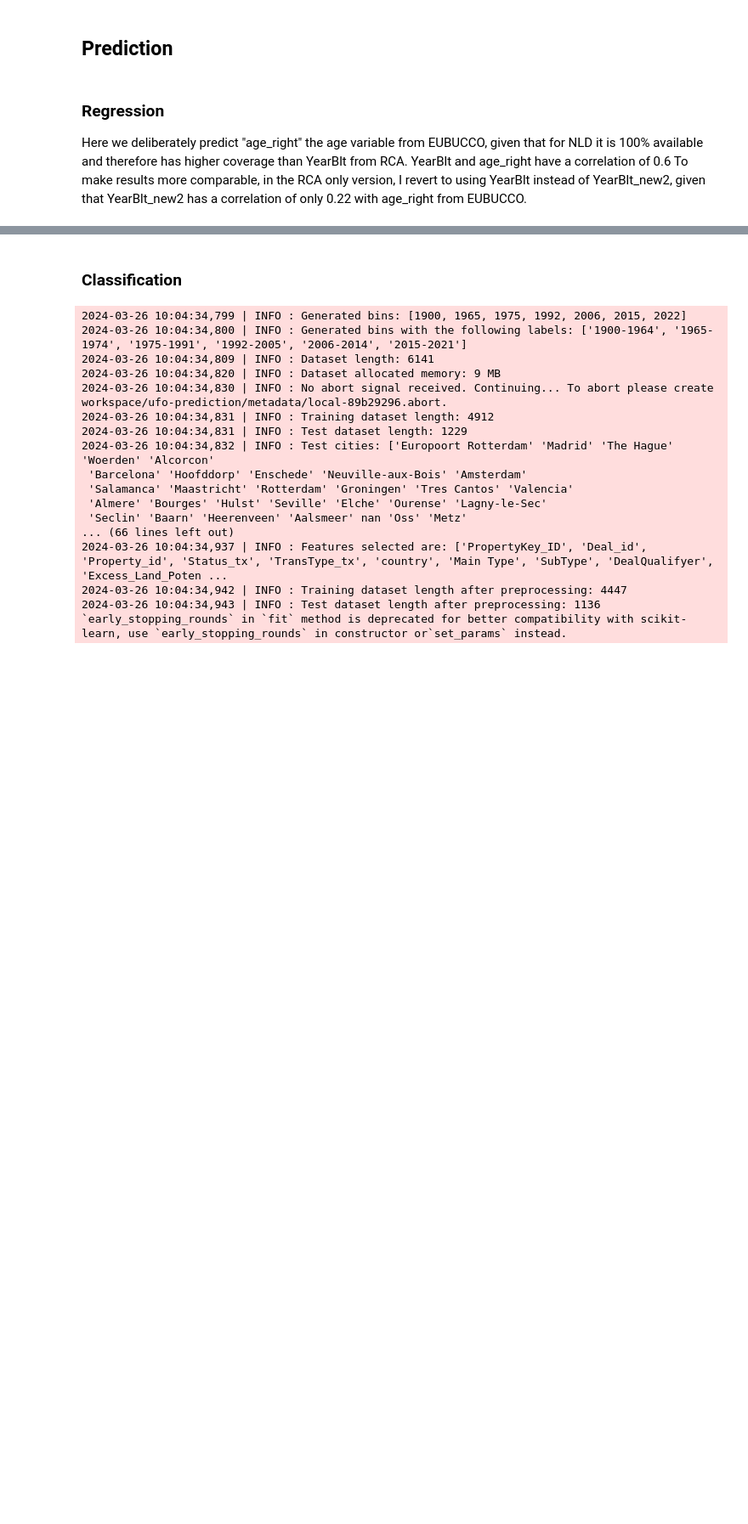
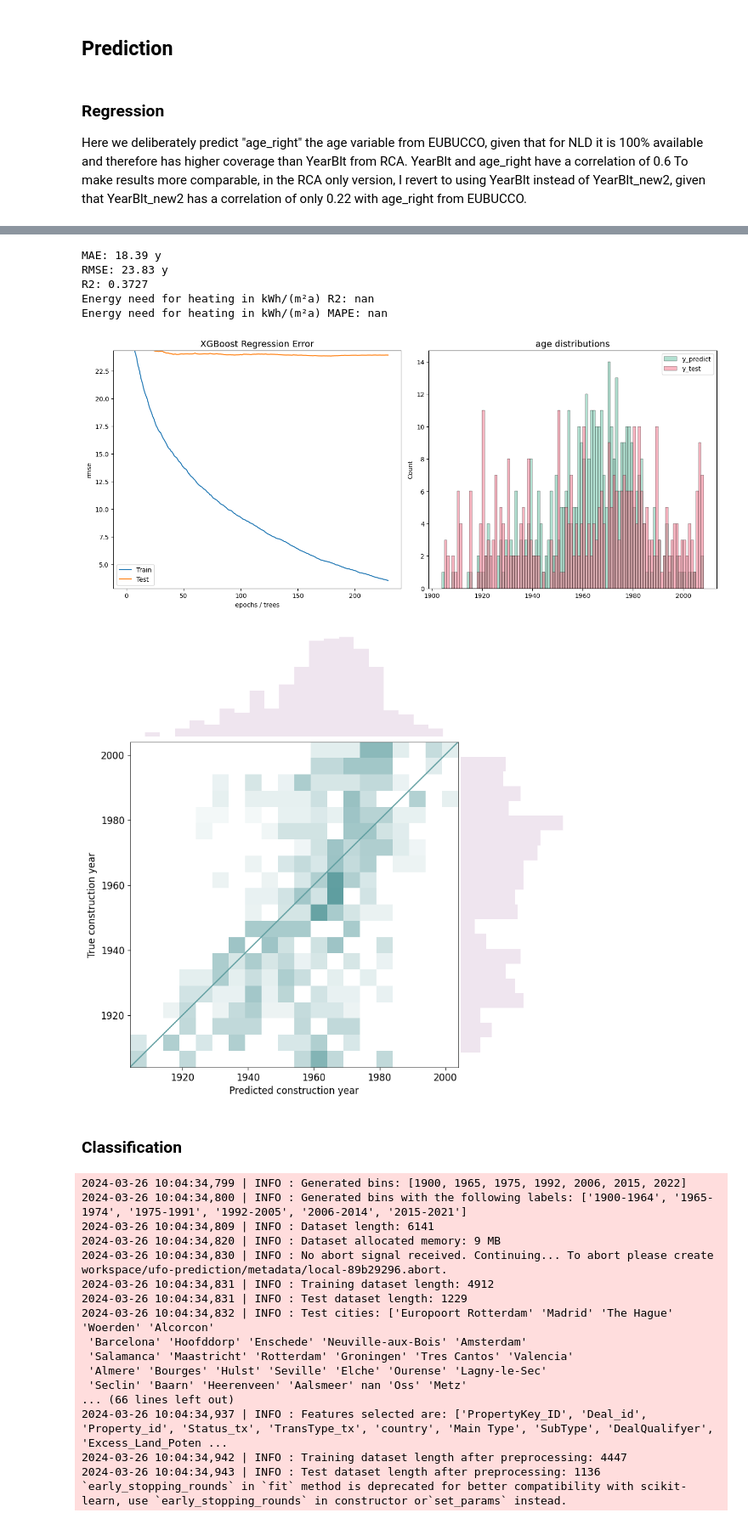
Before and after one commit to kaifoerster/BuildingAgePredictorML, a Jupyter notebook: demo/ufo-CNN_scaled.ipynb, the cells around one changed output, grey strips where cells are left out. Shown at 85% size. Drawn from its saved outputs; the diff is of its cells as text; code cells hidden in the pictures; blank space fills up the shorter version.

```diff
--- a/demo/ufo-CNN_scaled.ipynb
+++ b/demo/ufo-CNN_scaled.ipynb
@@ -90,7 +94,7 @@ predictor = AgePredictor(
     # cross_validation_split=pp.cross_validation,
     early_stopping=True,
     hyperparameters=xgb_hyperparams,
-    preprocessing_stages=[pp.remove_outliers, pp.categorical_to_int_byList, pp.convert_to_double_byList]
+    preprocessing_stages=[pp.remove_outliers]
 )
 
 predictor.evaluate()
@@ -99,3 +115,10 @@ KeyError: Index(['PropertyKey_ID'], dtype='object')
+MAE: 18.39 y
+RMSE: 23.83 y
+R2: 0.3727
+Energy need for heating in kWh/(m²a) R2: nan
+Energy need for heating in kWh/(m²a) MAPE: nan
+[figure, added]
+[figure, added]
 # %% [markdown]
 ### Classification
 # %%
```
Also changed, not shown: parts of 3 cells of this notebook, 2 other files.
